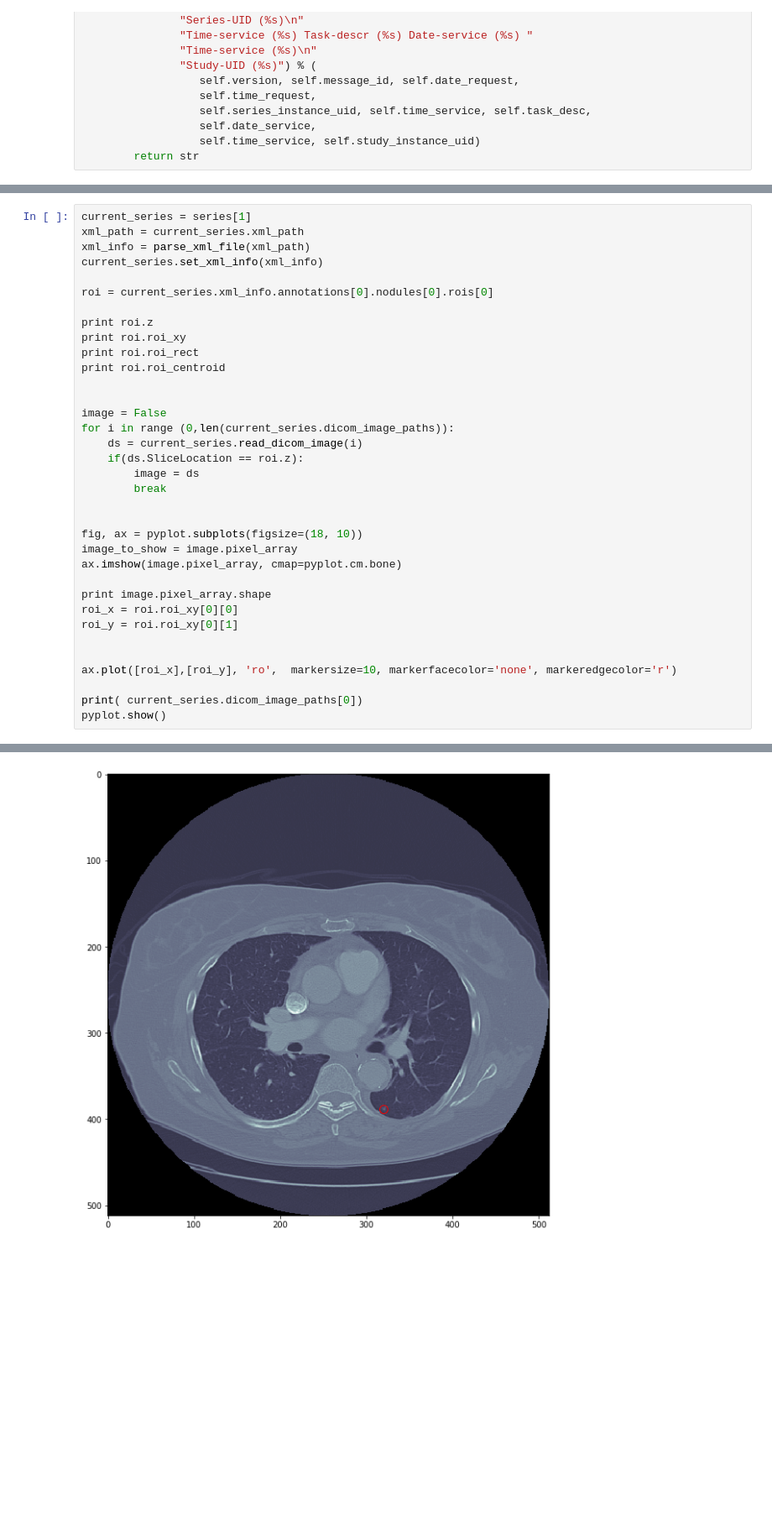
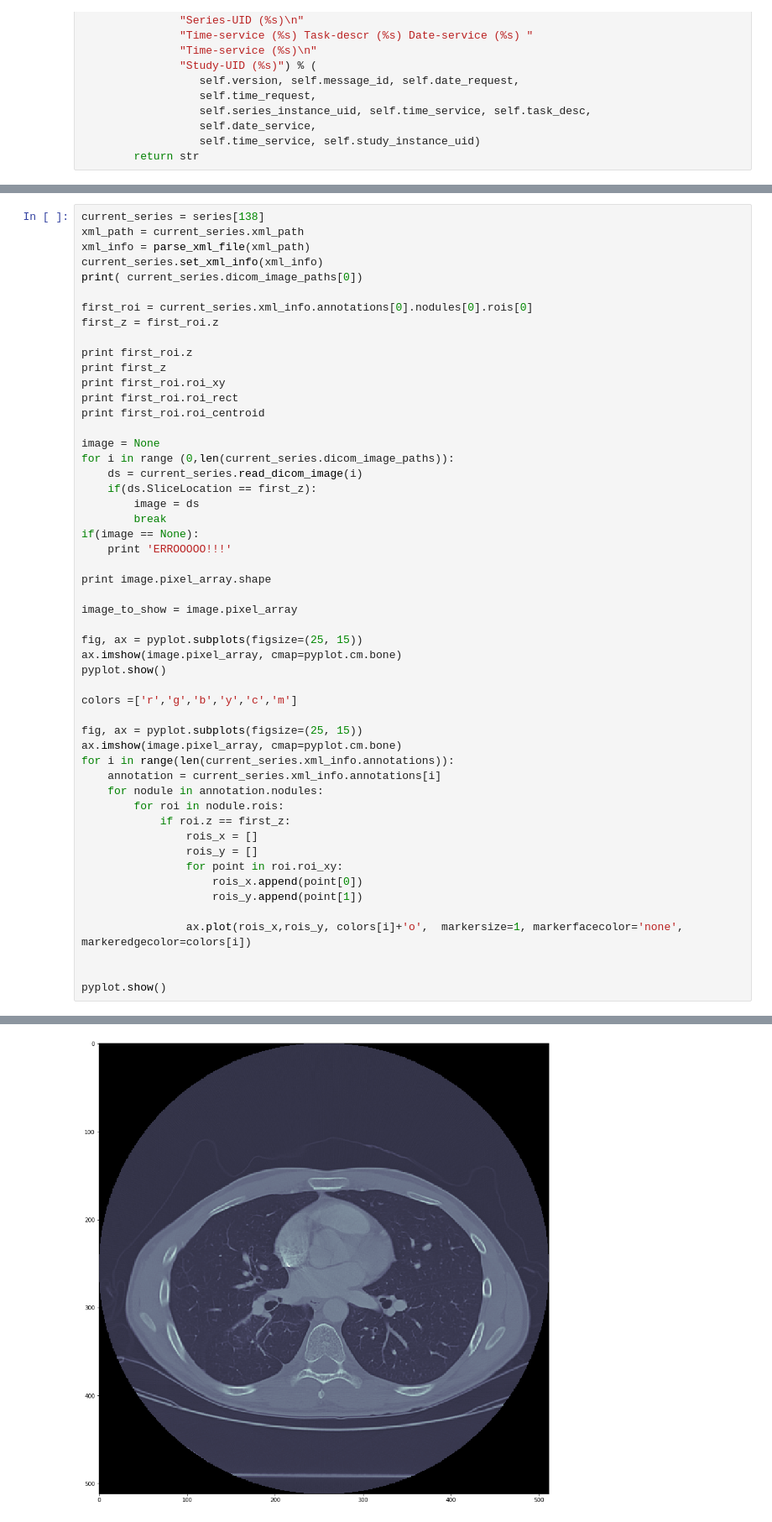
Before and after one commit to felipecdo/lidc-hybrid-segmentation-, a Jupyter notebook: notebooks/LIDC-HybridSegmentation.ipynb, the cells around one changed output, grey strips where cells are left out. Shown at 84% size. Drawn from its saved outputs; the diff is of its cells as text; blank space fills up the shorter version.

Commit message:
add points segmentation correct

```diff
--- a/notebooks/LIDC-HybridSegmentation.ipynb
+++ b/notebooks/LIDC-HybridSegmentation.ipynb
@@ -508,37 +508,54 @@ Inclusion (True) Z = -186.75 SOP_UID (1.3.6.1.4.1.14519.5.2.1.6279.6001.24788117
 -------------------------------------------------------------------------------
 # %%
-current_series = series[1]
+current_series = series[138]
 xml_path = current_series.xml_path
 xml_info = parse_xml_file(xml_path)
 current_series.set_xml_info(xml_info)
+print( current_series.dicom_image_paths[0])
 
-roi = current_series.xml_info.annotations[0].nodules[0].rois[0]
+first_roi = current_series.xml_info.annotations[0].nodules[0].rois[0]
+first_z = first_roi.z
 
-print roi.z
-print roi.roi_xy
-print roi.roi_rect
-print roi.roi_centroid
+print first_roi.z
+print first_z
+print first_roi.roi_xy
+print first_roi.roi_rect
+print first_roi.roi_centroid
+
+image = None
+for i in range (0,len(current_series.dicom_image_paths)):
+    ds = current_series.read_dicom_image(i)
+    if(ds.SliceLocation == first_z):
+        image = ds
+        break
+if(image == None):
+    print 'ERROOOOO!!!'
+
+print image.pixel_array.shape
+
+image_to_show = image.pixel_array
+
+fig, ax = pyplot.subplots(figsize=(25, 15))
+ax.imshow(image.pixel_array, cmap=pyplot.cm.bone)
+pyplot.show()
+
+colors =['r','g','b','y','c','m']
+
+fig, ax = pyplot.subplots(figsize=(25, 15))
+ax.imshow(image.pixel_array, cmap=pyplot.cm.bone)
+for i in range(len(current_series.xml_info.annotations)):
+    annotation = current_series.xml_info.annotations[i]
+    for nodule in annotation.nodules:
+        for roi in nodule.rois:
+            if roi.z == first_z:
+                rois_x = []
+                rois_y = []
+                for point in roi.roi_xy:
+                    rois_x.append(point[0])
+                    rois_y.append(point[1])
+
+                ax.plot(rois_x,rois_y, colors[i]+'o',  markersize=1, markerfacecolor='none', markeredgecolor=colors[i])
 
 
-image = False
-for i in range (0,len(current_series.dicom_image_paths)):
-    ds = current_series.read_dicom_image(i)
-    if(ds.SliceLocation == roi.z):
-        image = ds
-        break
-
-
-fig, ax = pyplot.subplots(figsize=(18, 10))
-image_to_show = image.pixel_array
-ax.imshow(image.pixel_array, cmap=pyplot.cm.bone)
-
-print image.pixel_array.shape
-roi_x = roi.roi_xy[0][0]
-roi_y = roi.roi_xy[0][1]
-
-
-ax.plot([roi_x],[roi_y], 'ro',  markersize=10, markerfacecolor='none', markeredgecolor='r')
-
-print( current_series.dicom_image_paths[0])
 pyplot.show()
 # %% [output]
@@ -551 +569 @@ pyplot.show()
-[figure, old version]
+[figure, new version]
```
Also changed, not shown: parts of 4 cells of this notebook.
